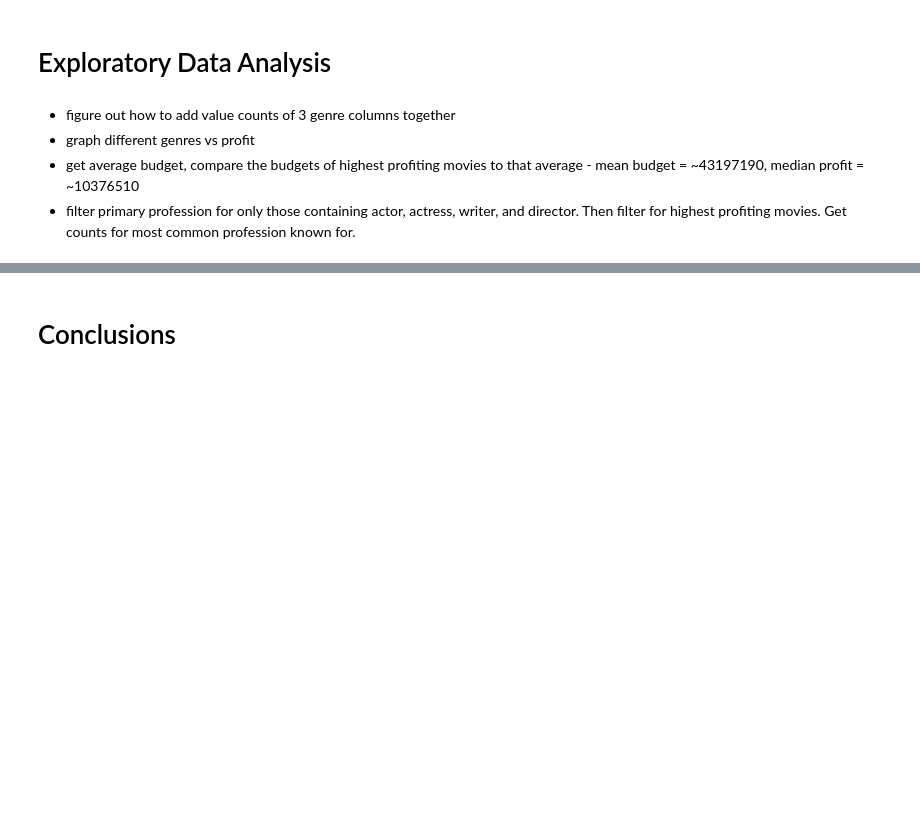
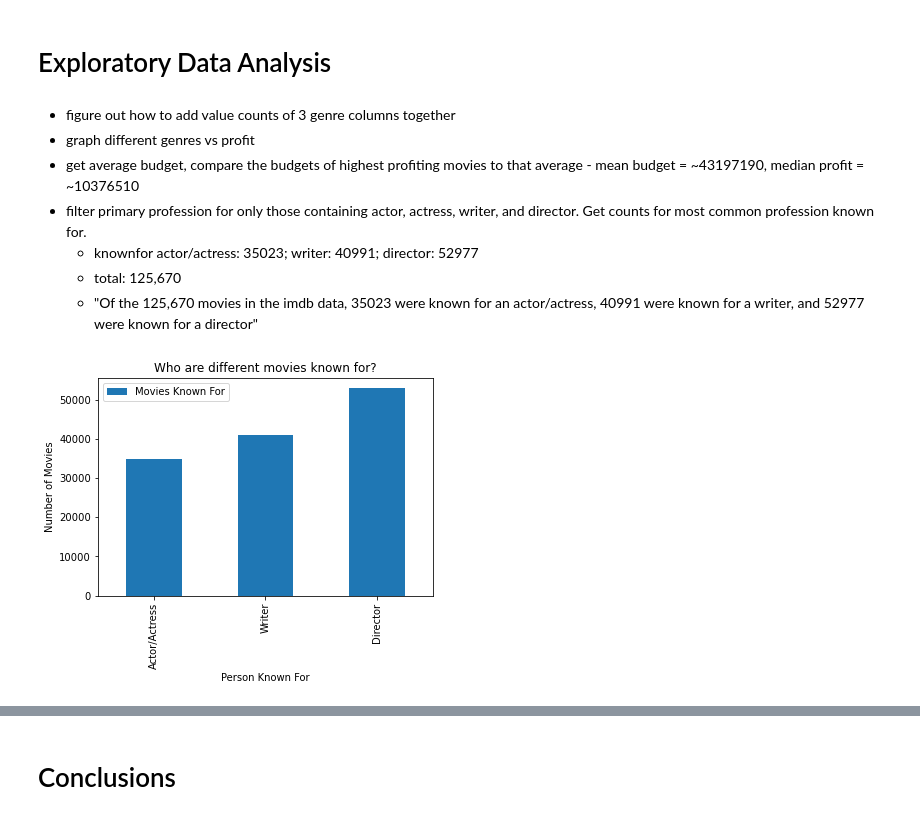
Before and after one commit to nicolemichaud03/Microsoft_Movie_data_project, a Jupyter notebook: Notebook.ipynb, the cells around one changed output, grey strips where cells are left out. Cells and saved outputs as stored; diff of their text form; code cells hidden in the pictures; blank space fills up the shorter version.

```diff
--- a/Notebook.ipynb
+++ b/Notebook.ipynb
@@ -474,4 +504,14 @@ imdb_known_by[imdb_known_by['primary_profession'].str.contains("actor", "actress
 - graph different genres vs profit
 - get average budget, compare the budgets of highest profiting movies to that average
         - mean budget = ~43197190, median profit = ~10376510
-- filter primary profession for only those containing actor, actress, writer, and director. Then filter for highest profiting movies. Get counts for most common profession known for.
+- filter primary profession for only those containing actor, actress, writer, and director. Get counts for most common profession known for.
+    - knownfor actor/actress: 35023; writer: 40991; director: 52977
+    - total: 125,670
+    - "Of the 125,670 movies in the imdb data, 35023 were known for an actor/actress, 40991 were known for a writer, and 52977 were known for a director"
+# %%
+knownby_df = pd.DataFrame({"Movies Known For":[35023, 40991, 52977]},
+                  index = ["Actor/Actress", "Writer", "Director"])
+# %%
+plot1 = knownby_df.plot(kind="bar", title="Who are different movies known for?", ylabel="Number of Movies", xlabel="Person Known For")
+# %% [output]
+[figure, added]
```
Also changed, not shown: parts of 6 cells of this notebook.
